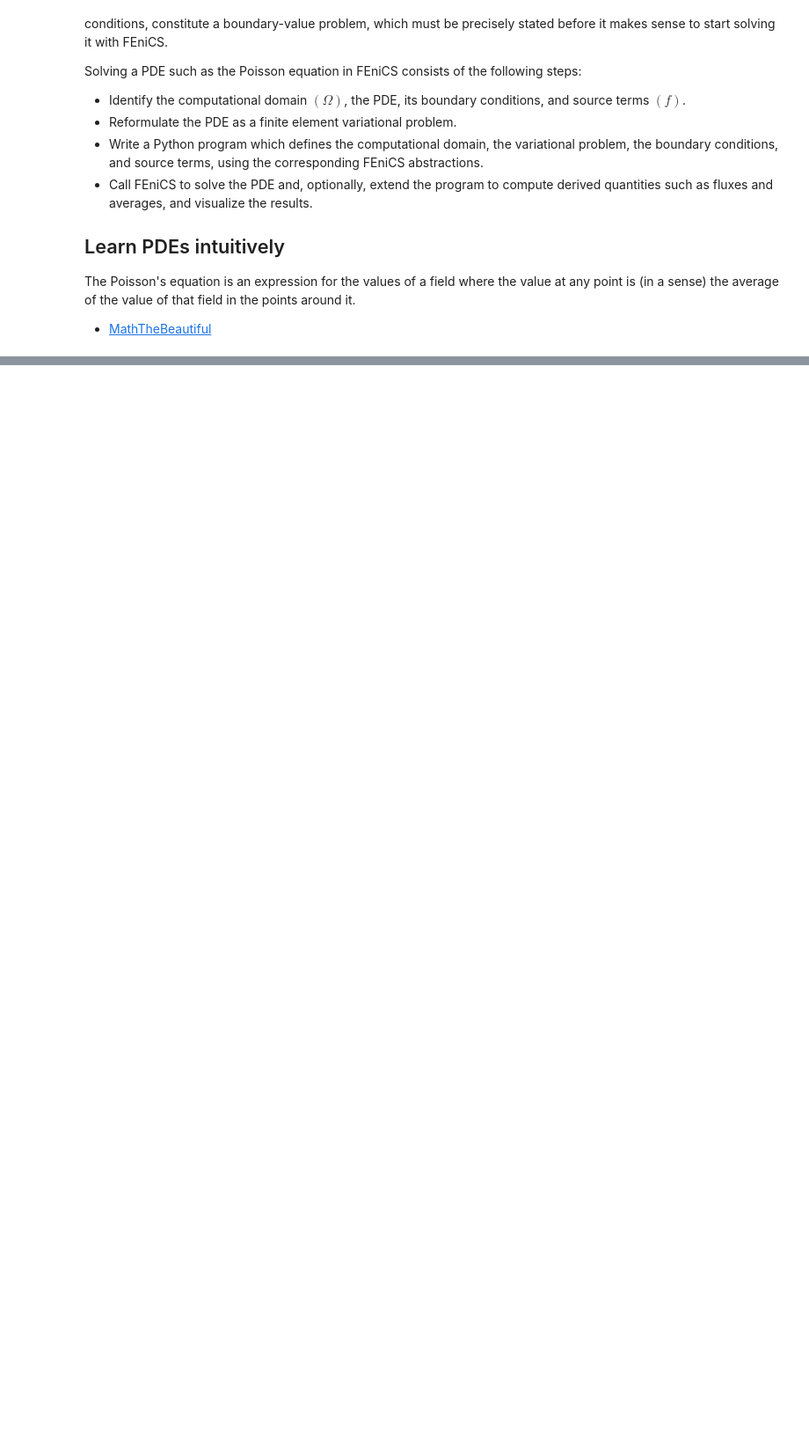
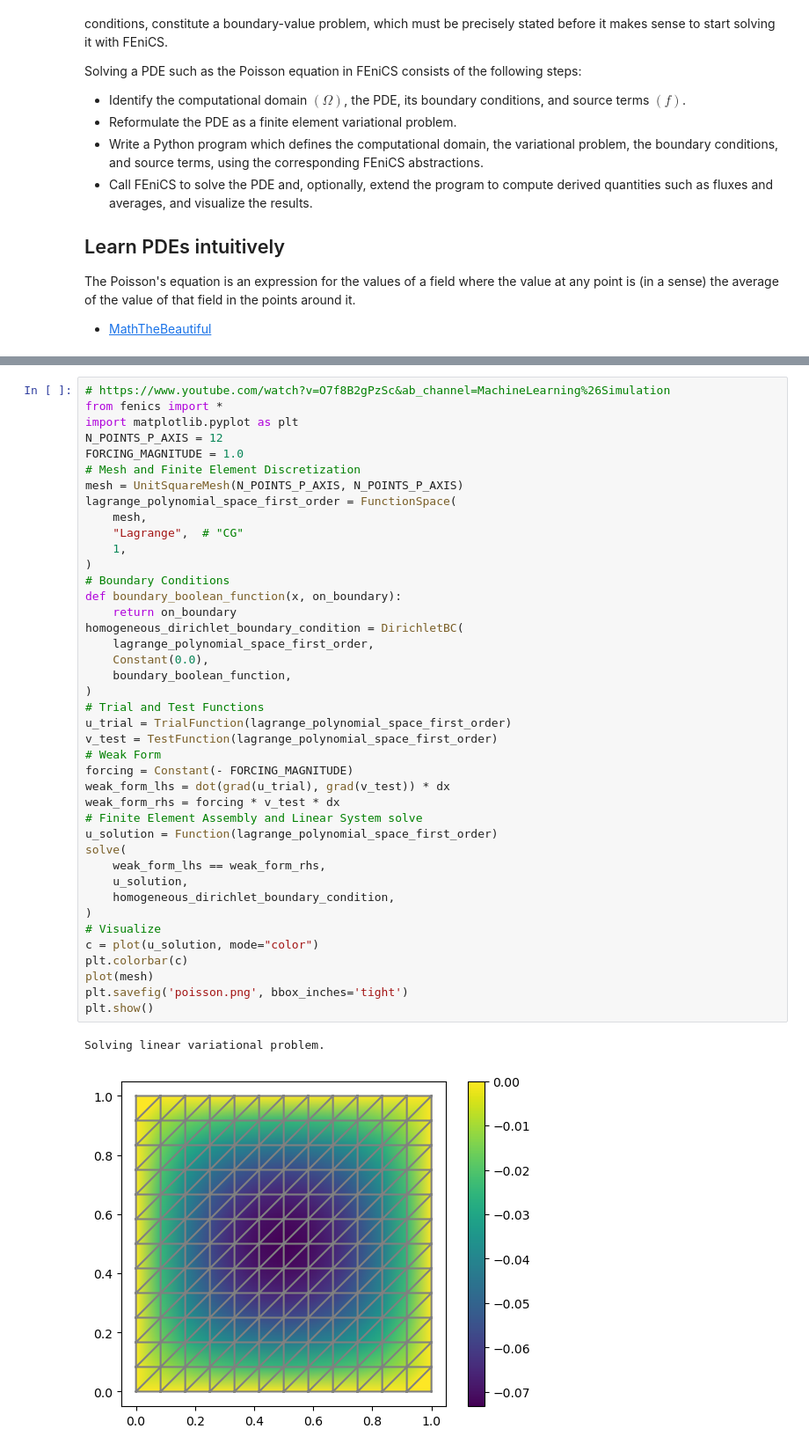
Before and after one commit to emonhossainraihan/MTH-490, a Jupyter notebook: numerical/poisson_eqn.ipynb, the cells around one changed output, grey strips where cells are left out. Shown at 88% size. Cells and saved outputs as stored; diff of their text form; blank space fills up the shorter version.

```diff
--- a/numerical/poisson_eqn.ipynb
+++ b/numerical/poisson_eqn.ipynb
@@ -81,0 +83,44 @@ error_max = 1.3322676295501878e-15
+# %%
+# https://www.youtube.com/watch?v=O7f8B2gPzSc&ab_channel=MachineLearning%26Simulation
+from fenics import *
+import matplotlib.pyplot as plt
+N_POINTS_P_AXIS = 12
+FORCING_MAGNITUDE = 1.0
+# Mesh and Finite Element Discretization
+mesh = UnitSquareMesh(N_POINTS_P_AXIS, N_POINTS_P_AXIS)
+lagrange_polynomial_space_first_order = FunctionSpace(
+    mesh,
+    "Lagrange",  # "CG"
+    1,
+)
+# Boundary Conditions
+def boundary_boolean_function(x, on_boundary):
+    return on_boundary
+homogeneous_dirichlet_boundary_condition = DirichletBC(
+    lagrange_polynomial_space_first_order,
+    Constant(0.0),
+    boundary_boolean_function,
+)
+# Trial and Test Functions
+u_trial = TrialFunction(lagrange_polynomial_space_first_order)
+v_test = TestFunction(lagrange_polynomial_space_first_order)
+# Weak Form
+forcing = Constant(- FORCING_MAGNITUDE)
+weak_form_lhs = dot(grad(u_trial), grad(v_test)) * dx
+weak_form_rhs = forcing * v_test * dx
+# Finite Element Assembly and Linear System solve
+u_solution = Function(lagrange_polynomial_space_first_order)
+solve(
+    weak_form_lhs == weak_form_rhs,
+    u_solution,
+    homogeneous_dirichlet_boundary_condition,
+)
+# Visualize
+c = plot(u_solution, mode="color")
+plt.colorbar(c)
+plot(mesh)
+plt.savefig('poisson.png', bbox_inches='tight')
+plt.show()
+# %% [output]
+Solving linear variational problem.
+[figure, added]
```
Also changed, not shown: parts of 2 cells of this notebook, 3 other files.
